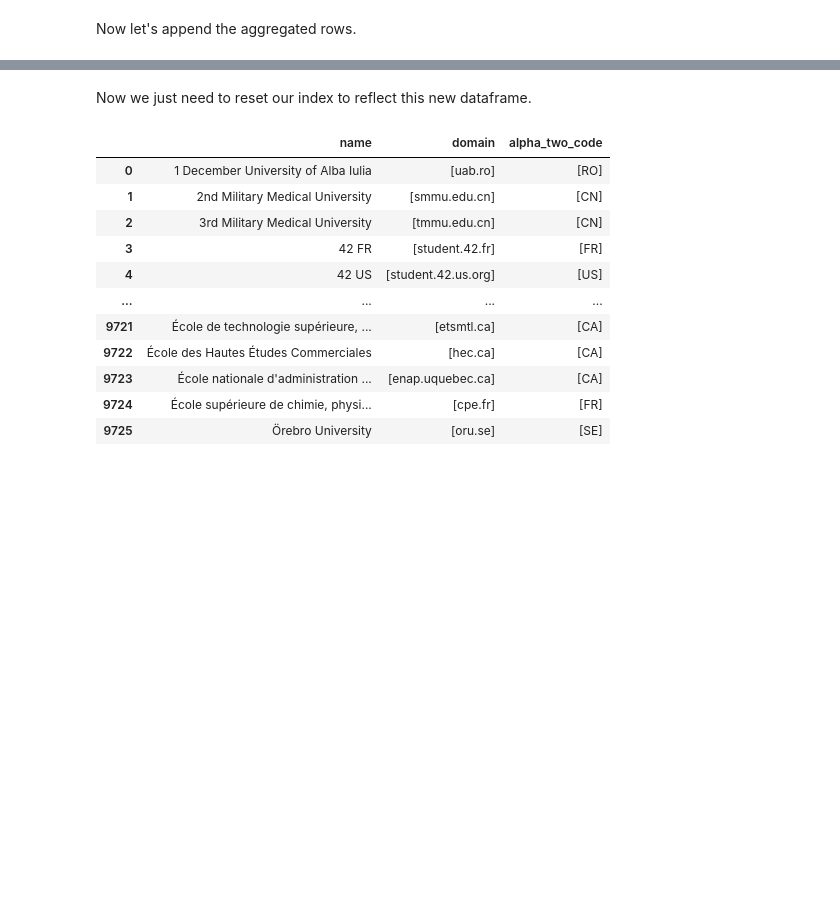
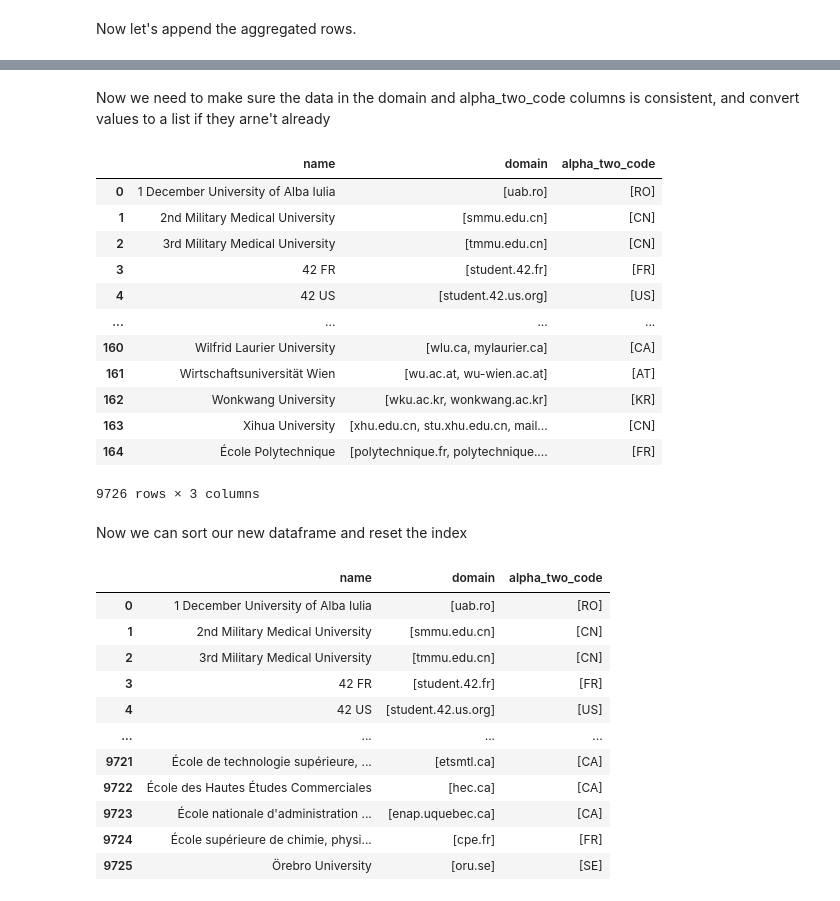
Before and after one commit to WilliamsCJ/studentlayer, a Jupyter notebook: data/StudentLayerData.ipynb, the cells around one changed output, grey strips where cells are left out. Drawn from its saved outputs; the diff is of its cells as text; code cells hidden in the pictures; blank space fills up the shorter version.

```diff
--- a/data/StudentLayerData.ipynb
+++ b/data/StudentLayerData.ipynb
@@ -353,8 +333,28 @@ df
 | 163 | Xihua University | [xhu.edu.cn, stu.xhu.edu.cn, mail... | CN |
 | 164 | École Polytechnique | [polytechnique.fr, polytechnique.... | FR |
 9726 rows × 3 columns
+# %% [markdown]
+Now we need to make sure the data in the domain and alpha_two_code columns is consistent, and convert values to a list if they arne't already
+# %%
+df['alpha_two_code'] = df['alpha_two_code'].apply(lambda x: x if type(x) is list else [x])
+df['domain'] = df['domain'].apply(lambda x: x if type(x) is list else [x])
+df
+# %% [output]
+|  | name | domain | alpha_two_code |
+| 0 | 1 December University of Alba Iulia | [uab.ro] | [RO] |
+| 1 | 2nd Military Medical University | [smmu.edu.cn] | [CN] |
+| 2 | 3rd Military Medical University | [tmmu.edu.cn] | [CN] |
+| 3 | 42 FR | [student.42.fr] | [FR] |
+| 4 | 42 US | [student.42.us.org] | [US] |
+| ... | ... | ... | ... |
+| 160 | Wilfrid Laurier University | [wlu.ca, mylaurier.ca] | [CA] |
+| 161 | Wirtschaftsuniversität Wien | [wu.ac.at, wu-wien.ac.at] | [AT] |
+| 162 | Wonkwang University | [wku.ac.kr, wonkwang.ac.kr] | [KR] |
+| 163 | Xihua University | [xhu.edu.cn, stu.xhu.edu.cn, mail... | [CN] |
+| 164 | École Polytechnique | [polytechnique.fr, polytechnique.... | [FR] |
+9726 rows × 3 columns
 # %% [markdown]
-Now we just need to reset our index to reflect this new dataframe.
+Now we can sort our new dataframe and reset the index
 # %%
 df = df.sort_values("name")
 df.reset_index(drop=True)
```
Also changed, not shown: parts of 3 cells of this notebook, 1 other file.
